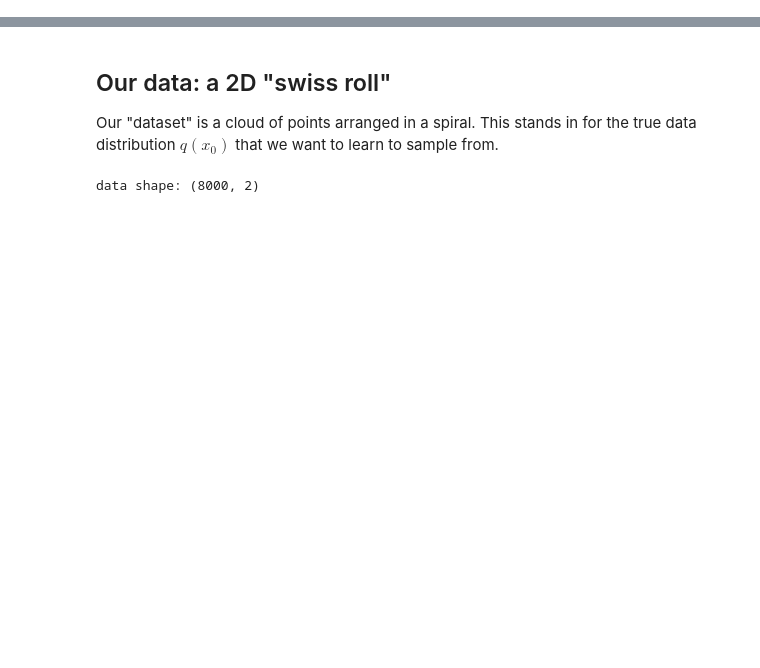
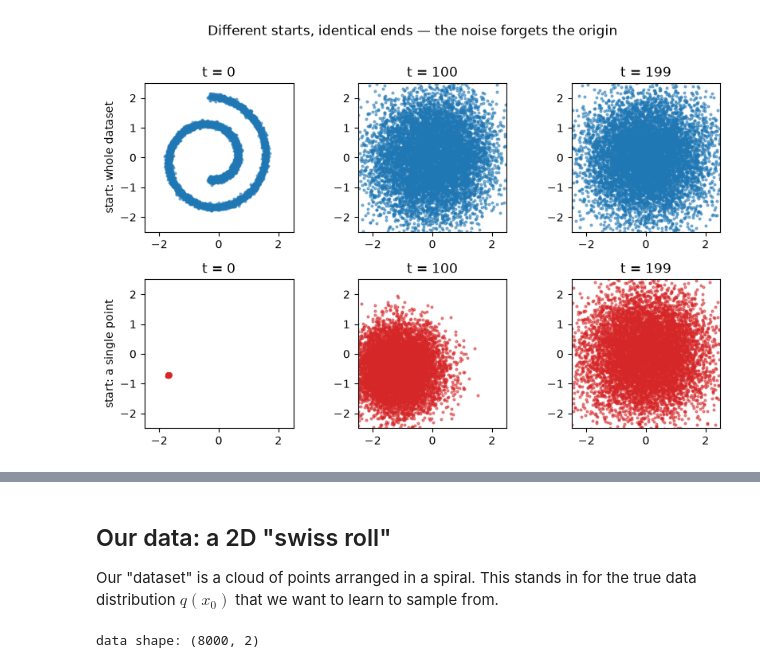
Before and after one commit to maksiksay/nanoDiffusion, a Jupyter notebook: solutions/notebooks/00_intuition.ipynb, the cells around one changed output, grey strips where cells are left out. Drawn from its saved outputs; the diff is of its cells as text; code cells hidden in the pictures; blank space fills up the shorter version.

```diff
--- a/solutions/notebooks/00_intuition.ipynb
+++ b/solutions/notebooks/00_intuition.ipynb
@@ -32,0 +145,19 @@ Running on: mps
+# %%
+data = toy2d("swiss_roll", 8000)
+schedule = NoiseSchedule.make("cosine", timesteps=200)
+single = data[0:1].repeat(data.shape[0], 1)     # ONE point, copied 8000 times
+
+ts = [0, 100, 199]
+fig, axes = plt.subplots(2, len(ts), figsize=(2.8 * len(ts), 5.4))
+for j, t in enumerate(ts):
+    tt = torch.full((data.shape[0],), t)
+    x_all, _ = add_noise(data, tt, schedule)
+    x_one, _ = add_noise(single, tt, schedule)
+    scatter_2d(axes[0, j], x_all, f"t = {t}")
+    scatter_2d(axes[1, j], x_one, f"t = {t}", color="C3")
+axes[0, 0].set_ylabel("start: whole dataset")
+axes[1, 0].set_ylabel("start: a single point")
+plt.suptitle("Different starts, identical ends — the noise forgets the origin", y=1.01)
+plt.tight_layout(); plt.show()
+# %% [output]
+[figure, added]
```
Also changed, not shown: parts of 11 cells of this notebook, 1 other file.
